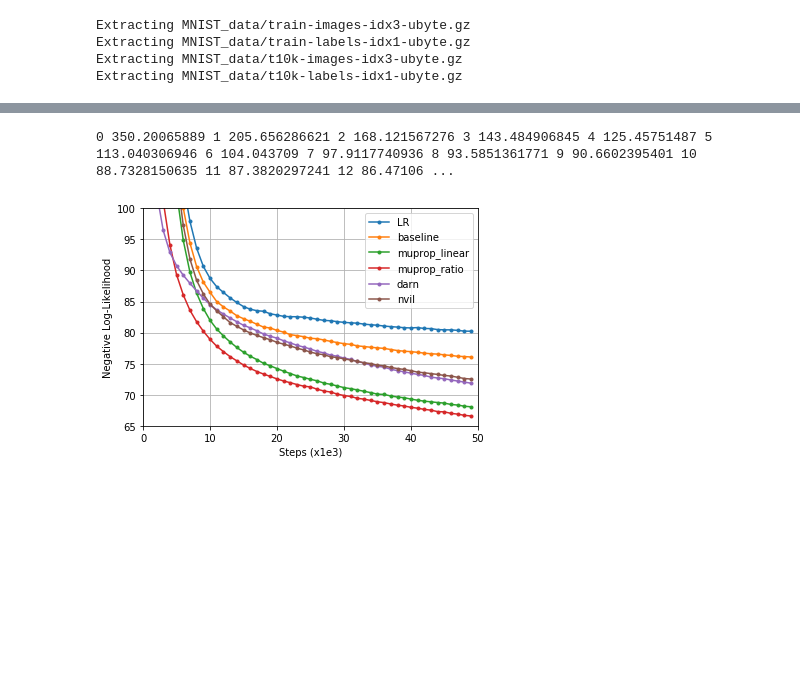
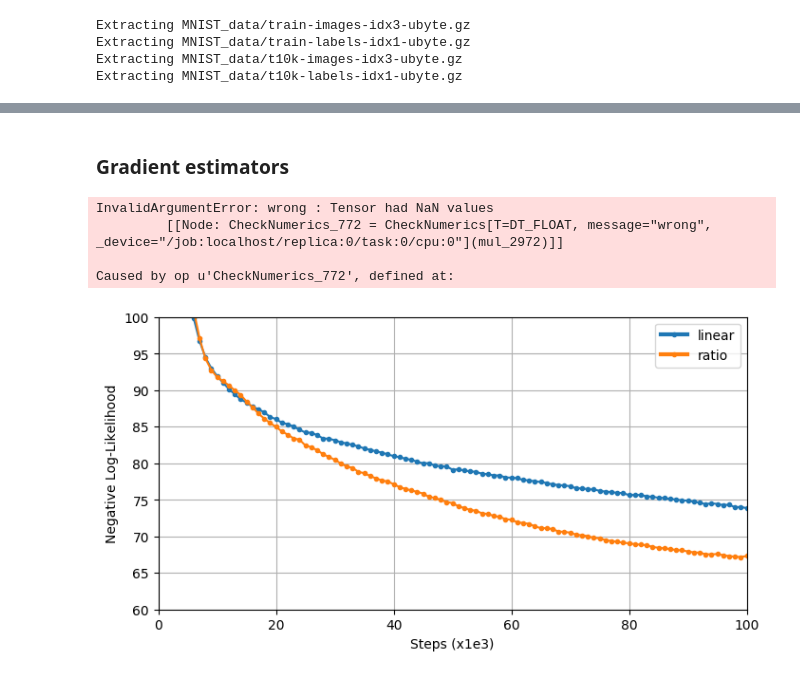
Before and after one commit to ethihsy/cc, a Jupyter notebook: gd_est.ipynb, the cells around one changed output, grey strips where cells are left out. Drawn from its saved outputs; the diff is of its cells as text; code cells hidden in the pictures; blank space fills up the shorter version.

```diff
--- a/gd_est.ipynb
+++ b/gd_est.ipynb
@@ -148,0 +82,20 @@ def ST_():
+# %%
+x = tf.placeholder(tf.float32, [None, 392])
+h = tf.tile(add_layer(x, "wxh", "bxh", 392, 200, tf.nn.sigmoid), [ns, 1])
+if PD is False:
+    sh = tf.stop_gradient(Bernoulli(probs=h, dtype=tf.float32).sample())
+else:
+    sh = tf.stop_gradient(Bernoulli(probs=h, dtype=tf.float32).sample()-h)+h
+h2 = tf.tile(add_layer(sh, "whh", "bhh", 200, 200, tf.nn.sigmoid), [ns, 1])
+if PD is False:
+    sh2 = tf.stop_gradient(Bernoulli(probs=h2, dtype=tf.float32).sample())
+else:
+    sh2 = tf.stop_gradient(Bernoulli(probs=h2, dtype=tf.float32).sample()-h2)+h2
+y = add_layer(sh2, "why", "bhy", 200, 392, tf.nn.sigmoid)
+y_expect = tf.reduce_mean(tf.reshape(y, [ns**2, batch_size, 392]), 0)
+y_ = tf.placeholder(tf.float32, [None, 392])
+
+nll = tf.reduce_mean(tf.reduce_sum(-tf.log(tf.clip_by_value(prob(y_expect, y_), eps, 1.0-eps)), 1))
+loss = tf.reduce_sum(-tf.log(tf.clip_by_value(prob(y, tf.tile(y_,[ns**2,1])), eps, 1.0-eps)), 1, keep_dims=True)
+# %% [markdown]
+### Gradient estimators
@@ -176,27 +207,27 @@ def train(train_op):
 # %%
 #train_op = ST_()
-train_op = gd_est(0)
-lhr = train(train_op)
+train_op = gd_est(1, False)
+result = train(train_op)
+mpr = result[0]
 # %% [output]
-0 350.20065889 1 205.656286621 2 168.121567276 3 143.484906845 4 125.45751487 5 113.040306946 6 104.043709 7 97.9117740936 8 93.5851361771 9 90.6602395401 10 88.7328150635 11 87.3820297241 12 86.47106 ...
+InvalidArgumentError: wrong : Tensor had NaN values
+         [[Node: CheckNumerics_772 = CheckNumerics[T=DT_FLOAT, message="wrong", _device="/job:localhost/replica:0/task:0/cpu:0"](mul_2972)]]
+
+Caused by op u'CheckNumerics_772', defined at:
 # %%
-fig = plt.figure()
-ax = plt.subplot(111)
-plt.xlim(0, 50)
-plt.ylim(65, 100)
+plt.style.use('default')
+fig, ax = plt.subplots(1,1, figsize=(8,4))
+plt.xlim(0, 100)
+plt.ylim(60, 100)
 
-ax.plot(lhr, '.-',label="LR")
-ax.plot(bl, '.-',label="baseline")
-ax.plot(mp, '.-', label="muprop_linear")
-ax.plot(mpr, '.-', label="muprop_ratio")
-ax.plot(dn, '.-', label="darn")
-ax.plot(nv, '.-', label="nvil")
+plot_banded_error(mpl,"linear",ax)
+plot_banded_error(mpr,"ratio",ax)
 
-plt.legend()
+fatlegend(ax)
 plt.ylabel("Negative Log-Likelihood")
 plt.xlabel("Steps (x1e3)")
-plt.grid()
+ax.grid(True)
 plt.show()
-#fig.savefig('foo.png')
+fig.savefig('foo.png')
 # %% [output]
-[figure, old version]
+[figure, new version]
```
Also changed, not shown: parts of 9 cells of this notebook.
